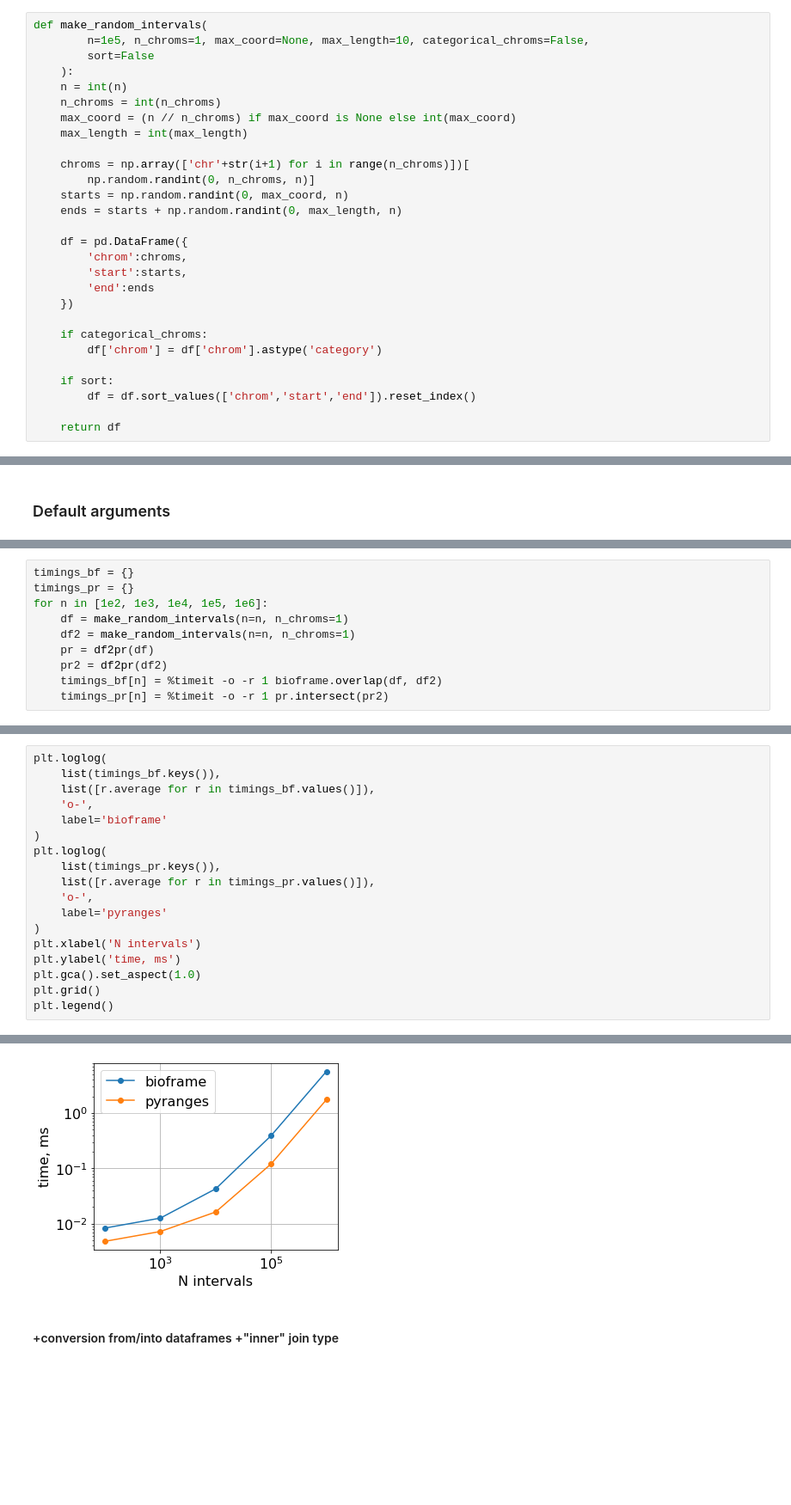
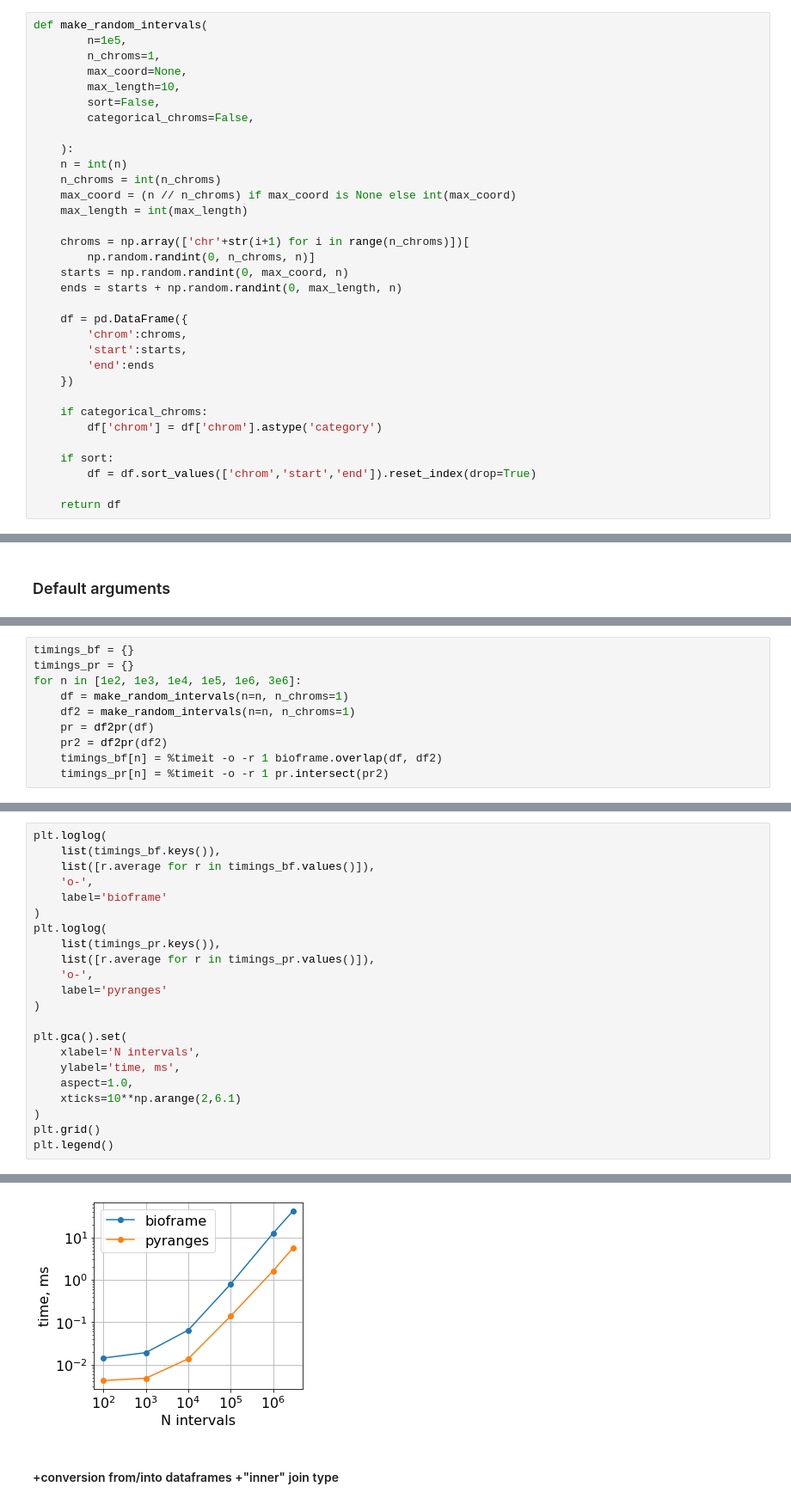
Before and after one commit to open2c/bioframe, a Jupyter notebook: docs/guide-performance.ipynb, the cells around one changed output, grey strips where cells are left out. Shown at 86% size. Cells and saved outputs as stored; diff of their text form; blank space fills up the shorter version.

```diff
--- a/docs/guide-performance.ipynb
+++ b/docs/guide-performance.ipynb
@@ -25,7 +25,12 @@ System Platform: macOS-10.15.7-x86_64-i386-64bit
 # %%
 def make_random_intervals(
-        n=1e5, n_chroms=1, max_coord=None, max_length=10, categorical_chroms=False,
-        sort=False
+        n=1e5,
+        n_chroms=1,
+        max_coord=None,
+        max_length=10,
+        sort=False,
+        categorical_chroms=False,
+
     ):
     n = int(n)
     n_chroms = int(n_chroms)
@@ -47,7 +52,7 @@ def make_random_intervals(
         df['chrom'] = df['chrom'].astype('category')
 
     if sort:
-        df = df.sort_values(['chrom','start','end']).reset_index()
+        df = df.sort_values(['chrom','start','end']).reset_index(drop=True)
 
     return df
 # %% [markdown]
@@ -230,7 +260,7 @@ def df2pr(df):
 # %%
 timings_bf = {}
 timings_pr = {}
-for n in [1e2, 1e3, 1e4, 1e5, 1e6]:
+for n in [1e2, 1e3, 1e4, 1e5, 1e6, 3e6]:
     df = make_random_intervals(n=n, n_chroms=1)
     df2 = make_random_intervals(n=n, n_chroms=1)
     pr = df2pr(df)
@@ -251,24 +283,28 @@ for n in [1e2, 1e3, 1e4, 1e5, 1e6]:
 # %%
 plt.loglog(
     list(timings_bf.keys()),
     list([r.average for r in timings_bf.values()]),
     'o-',
     label='bioframe'
 )
 plt.loglog(
     list(timings_pr.keys()),
     list([r.average for r in timings_pr.values()]),
     'o-',
     label='pyranges'
 )
-plt.xlabel('N intervals')
-plt.ylabel('time, ms')
-plt.gca().set_aspect(1.0)
+
+plt.gca().set(
+    xlabel='N intervals',
+    ylabel='time, ms',
+    aspect=1.0,
+    xticks=10**np.arange(2,6.1)
+)
 plt.grid()
 plt.legend()
 # %% [output]
 <matplotlib.legend.Legend at 0x...>
-[figure, old version]
+[figure, new version]
 # %% [markdown]
 #### +conversion from/into dataframes +"inner" join type
 # %%
```
Also changed, not shown: parts of 27 cells of this notebook.
